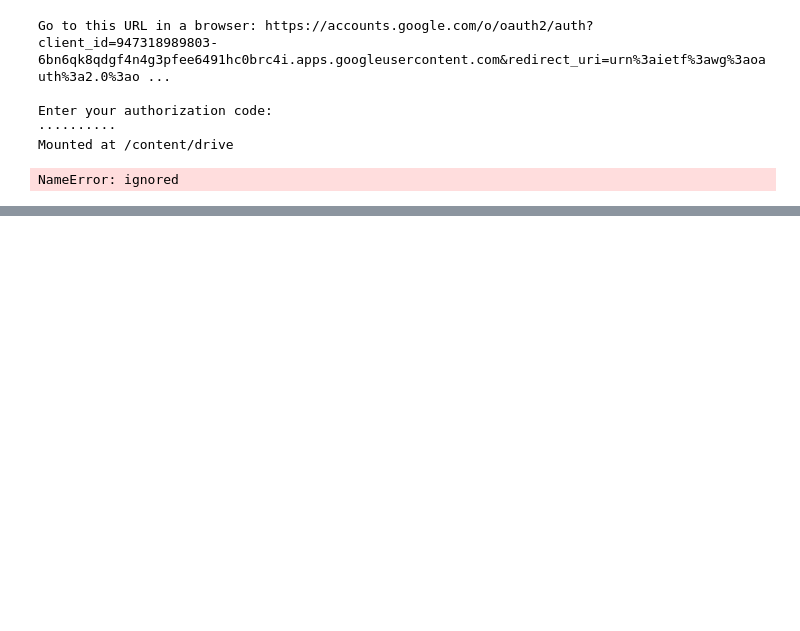
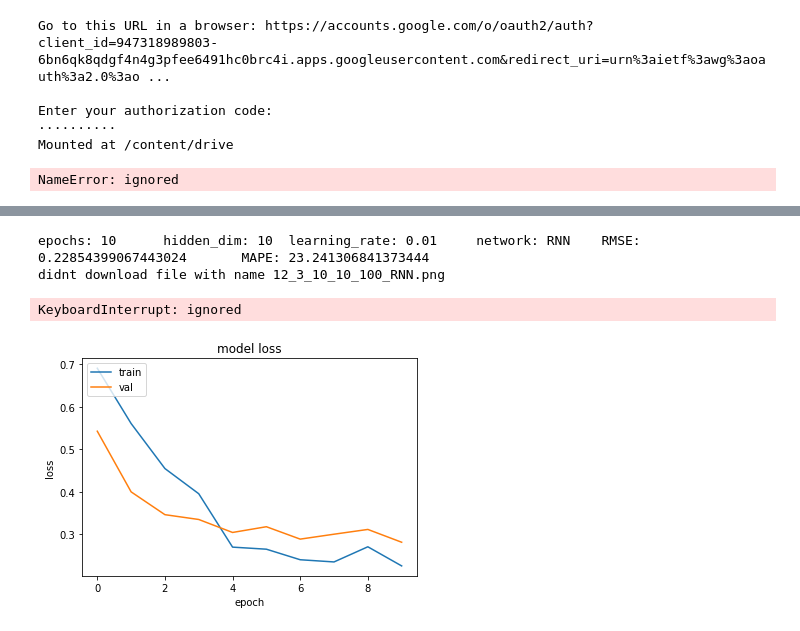
Before and after one commit to srijanduggal17/HousingPredictions, a Jupyter notebook: model_training_stuff.ipynb, the cells around one changed output, grey strips where cells are left out. Drawn from its saved outputs; the diff is of its cells as text; code cells hidden in the pictures; blank space fills up the shorter version.

```diff
--- a/model_training_stuff.ipynb
+++ b/model_training_stuff.ipynb
@@ -91,6 +97,7 @@ val_loader = DataLoader(val_dataset, batch_size=512,
                           shuffle=False, pin_memory=False,
                           num_workers=4)
 # %%
+### RUN THIS CELL ###
 ### train, val, and test functions for main training loop ###
 def train(model, train_loader, optimizer, loss_function, epoch, device=None):
     model.train()
@@ -133,9 +140,9 @@ def test(model, test_loader, loss_function, device=None):
             mape += torch.mean(torch.abs(y_test_actual - y_pred_actual) / y_test_actual)
 
             ## uncomment the next three lines to have the test print a few prices & predictions
-            if idx % 1000 == 0: # this bit just prints a few actual prices
-                print('{}   \t{}'.format(torch.exp(y_pred).cpu().numpy(),
-                                      torch.exp(y_test).cpu().numpy()))
+            # if idx % 1000 == 0: # this bit just prints a few actual prices
+            #     print('{}   \t{}'.format(torch.exp(y_pred).cpu().numpy(),
+            #                           torch.exp(y_test).cpu().numpy()))
 
             loss = torch.sqrt(loss_function(y_pred, y_test)).item()
             test_loss += [loss]
@@ -237,0 +246,73 @@ plt.show()
+# %%
+### RUN THIS CELL ###
+### THERE ARE TWO THINGS TO CHANGE IN THIS BLOCK, LOOK FOR THE ALL CAPS ###
+from LSTM import LSTM
+from RNN import RNN
+import matplotlib.pyplot as plt
+from google.colab import files
+device = 'cuda'
+
+### CHANGE THIS NEXT LINE TO WHATEVER YOUR DATASET NAME IS ###
+dataset_name = '12_3'
+
+# training parameters
+num_epochs_list = [10, 50, 100] # pick 10, 50, 100
+hidden_dim_list = [10, 50, 100] # pick 10, 50, 100
+learning_rate_list = [.01, .001] # pick .01, .001
+networks = ['LSTM', 'RNN'] # run LSTM and RNN models
+
+### CHANGE THIS NEXT LINE TO HOWEVER MANY MONTHS YOU'RE PREDICTING
+months_to_predict = 3 # either 1, 3, or 6 depending on dataset
+
+for num_epochs in num_epochs_list:
+    for hidden_dim in hidden_dim_list:
+        for learning_rate in learning_rate_list:
+            for network in networks:
+                model = None
+                if network == 'LSTM':
+                    model = LSTM(input_dim=235, hidden_dim=hidden_dim, output_dim=months_to_predict, num_layers=2)
+                else:
+                    model = RNN(D_in=235, H=hidden_dim, D_out=months_to_predict, L=1, dropout=0.0, device=device)
+                if device is not None:
+                    model.to(device)
+
+                # set up optimizer, etc.
+                loss_function = nn.MSELoss()
+                optimizer = torch.optim.Adam(model.parameters(), lr=learning_rate)
+                scheduler = ExponentialLR(optimizer, gamma=.95)
+
+                train_losses = []
+                val_losses = []
+                # train
+                print('training')
+                for i in range(num_epochs):
+                    train_loss = train(model, train_loader, optimizer, loss_function, i+1, device=device)
+                    train_losses += [train_loss]
+                    val_loss = val(model, val_loader, loss_function, device=device)
+                    val_losses += [val_loss]
+                    scheduler.step()
+                # test
+                print('testing')
+                test_loss, test_mape = test(model, test_loader, loss_function, device=device)
+                print('epochs: {}\thidden_dim: {}\tlearning_rate: {}\tnetwork: {}\tRMSE: {}\tMAPE: {}'.format(
+                    num_epochs, hidden_dim, learning_rate, network, test_loss, test_mape))
+                # plot
+                print('plotting')
+                plt.plot(train_losses)
+                plt.plot(val_losses)
+
+                plt.title('model loss')
+                plt.ylabel('loss')
+                plt.xlabel('epoch')
+                plt.legend(['train','val'], loc='upper left')
+                filename = dataset_name + '_' + str(num_epochs) + '_' + str(hidden_dim) + '_' + str(int(1/learning_rate)) + '_' + network + '.png'
+                plt.savefig(filename)
+                try:
+                    files.download(filename)
+                except:
+                    print('didnt download file with name {}'.format(filename))
+# %% [output]
+epochs: 10      hidden_dim: 10  learning_rate: 0.01     network: RNN    RMSE: 0.22854399067443024       MAPE: 23.241306841373444
+didnt download file with name 12_3_10_10_100_RNN.png
+KeyboardInterrupt: ignored
+[figure, added]
```
Also changed, not shown: parts of 7 cells of this notebook, 1 other file.
